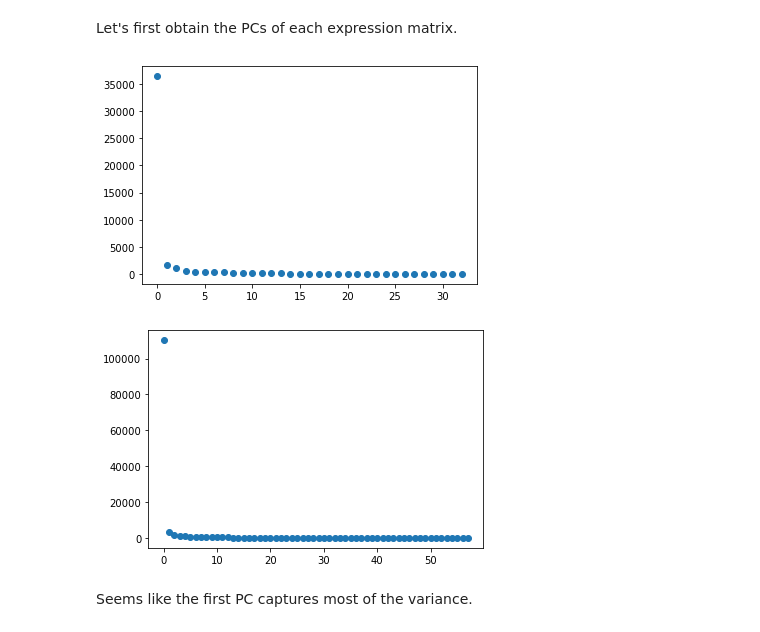
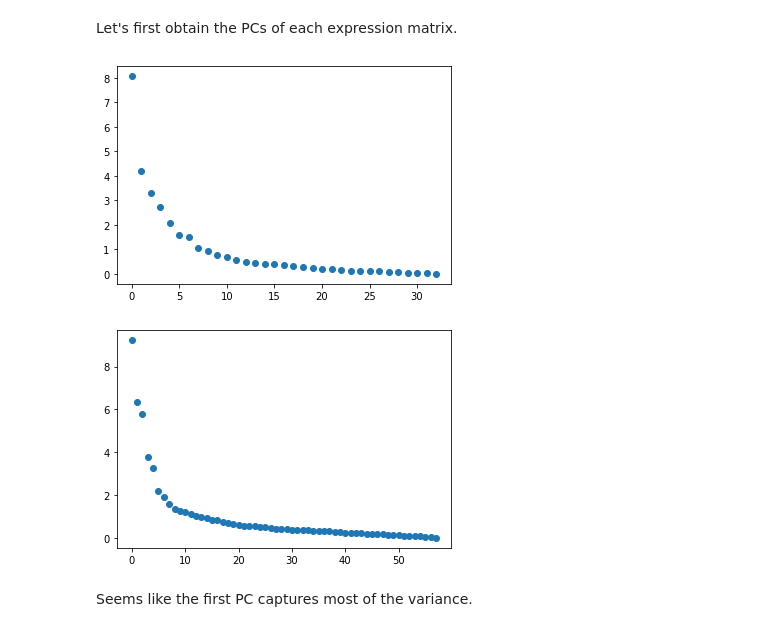
Before and after one commit to aryarm/species-gene-coexp, a Jupyter notebook: workflow/notebooks/linreg-full.ipynb, the cells around one changed output. Drawn from its saved outputs; the diff is of its cells as text; code cells hidden in the pictures.

Commit message:
finish gene correlation analysis

```diff
--- a/workflow/notebooks/linreg-full.ipynb
+++ b/workflow/notebooks/linreg-full.ipynb
@@ -76,0 +79,4 @@ human_genes.shape
+# %%
+mouse_genes = mouse_genes.divide(mouse_genes.sum(axis=1), axis=0)*1e6
+human_genes = human_genes.divide(human_genes.sum(axis=1), axis=0)*1e6
+mouse_genes.head().iloc[:,:5]
@@ -174,0 +193,7 @@ plot_corr(mean_human)
+# %%
+def scale_expr(expr):
+    return expr.subtract(expr.mean(axis=1), axis=0).divide(expr.std(axis=1), axis=0)
+# %%
+mouse_scaled = scale_expr(mean_mouse)
+human_scaled = scale_expr(mean_human)
+mouse_scaled.shape
@@ -179,18 +214,18 @@ Let's first obtain the PCs of each expression matrix.
 # %%
 def get_PCs(expr):
     pca = decomposition.PCA(svd_solver='full')
-    pca.fit(expr.values)
+    pca.fit(expr)
     exp_var = pca.explained_variance_
     plt.scatter(range(len(exp_var)), exp_var)
     return pca
 # %%
-mouse_pca = get_PCs(mean_mouse)
+mouse_pca = get_PCs(mouse_scaled)
 # %% [output]
-[figure, old version]
+[figure, new version]
 # %%
-human_pca = get_PCs(mean_human)
+human_pca = get_PCs(human_scaled)
 # %% [output]
-[figure, old version]
+[figure, new version]
 # %% [markdown]
 Seems like the first PC captures most of the variance.
 # %%
```
Also changed, not shown: parts of 39 cells of this notebook.
